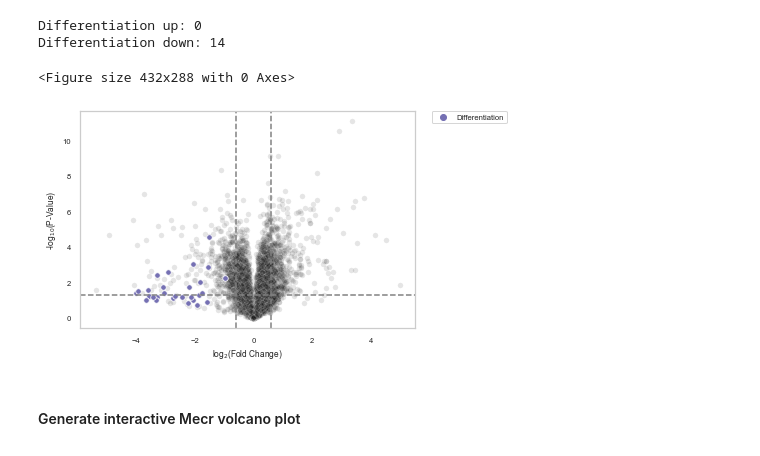
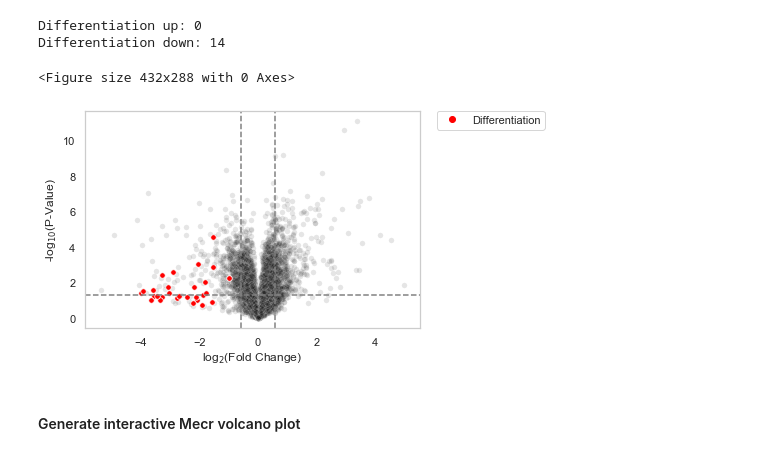
Before and after one commit to elifesciences-publications/nowinski_2020, a Jupyter notebook: nowinski_visualization.ipynb, the cells around one changed output. Cells and saved outputs as stored; diff of their text form; code cells hidden in the pictures.

```diff
--- a/nowinski_visualization.ipynb
+++ b/nowinski_visualization.ipynb
@@ -409,26 +406,26 @@ Differentiation down: 14
 # %%
 xp.volcano(
     df_mecr_nodups,
     mecr_meta,
     'MEC',
     'GFP',
     highlight_points=[volcano_stem],
     highlight_color=[
-        '#7570b3'],
+        'red'],
     highlight_names=[
         'Differentiation'],
     alpha=.1,
     alpha_highlights=[1],
     y_threshold=1.31,
     x_threshold=[-0.59,0.59],
     threshold_color='grey',
     dpi=1800,
     figsize=(6,4),
     save_fig='./_figures/mecr_volcano_differentiation.pdf',
     whitegrid=True)
 # %% [output]
 <Figure size 432x288 with 0 Axes>
-[figure, old version]
+[figure, new version]
 # %% [markdown]
 #### Generate interactive Mecr volcano plot
 # %%
```
Also changed, not shown: parts of 14 cells of this notebook, 13 other files.
